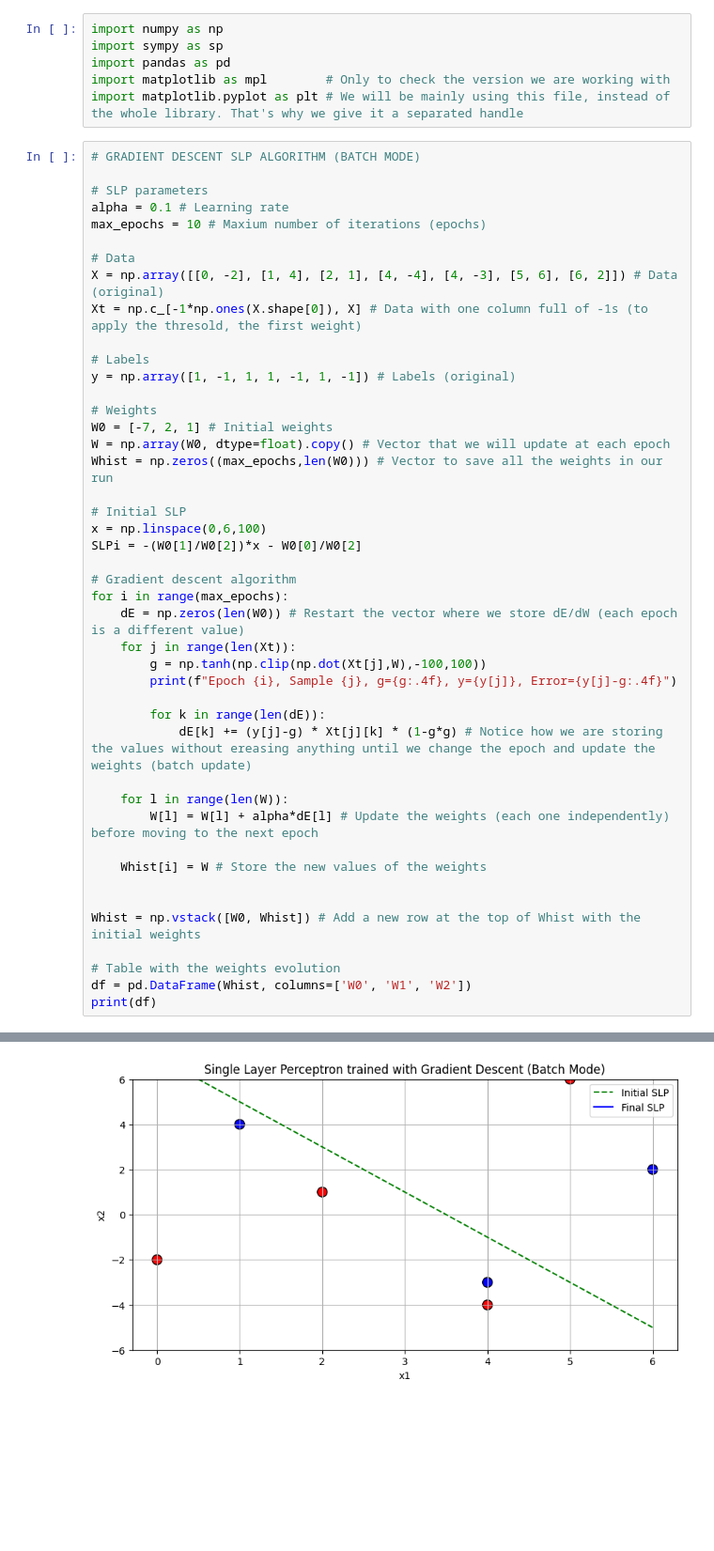
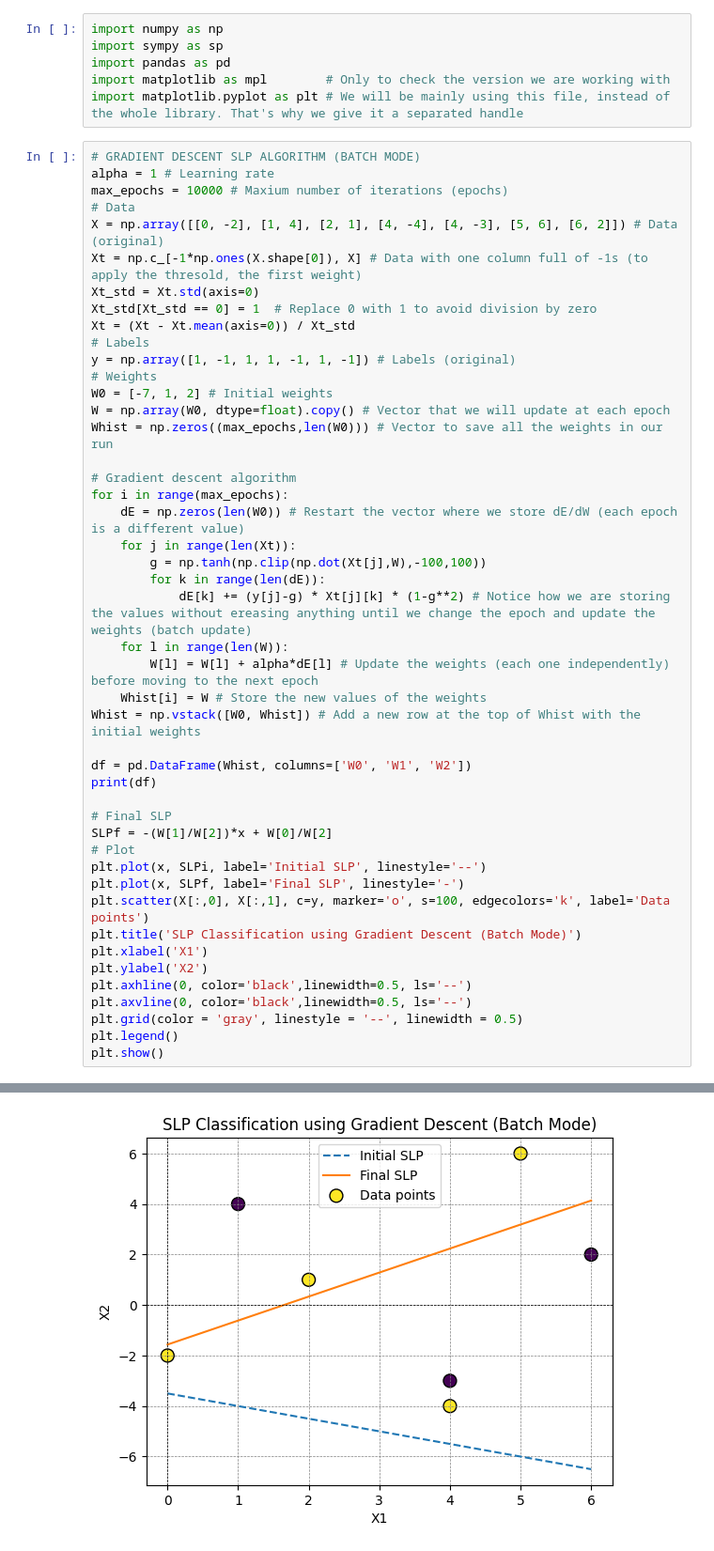
Before and after one commit to jorgite/Quantum-Machine-Learning-UIMP, a Jupyter notebook: exercise_UD2/code_solvingUD2.ipynb, the cells around one changed output, grey strips where cells are left out. Shown at 94% size. Drawn from its saved outputs; the diff is of its cells as text; blank space fills up the shorter version.

```diff
--- a/exercise_UD2/code_solvingUD2.ipynb
+++ b/exercise_UD2/code_solvingUD2.ipynb
@@ -6,46 +6,48 @@ import matplotlib as mpl        # Only to check the version we are working with
 import matplotlib.pyplot as plt # We will be mainly using this file, instead of the whole library. That's why we give it a separated handle
 # %%
 # GRADIENT DESCENT SLP ALGORITHM (BATCH MODE)
-
-# SLP parameters
-alpha = 0.1 # Learning rate
-max_epochs = 10 # Maxium number of iterations (epochs)
-
+alpha = 1 # Learning rate
+max_epochs = 10000 # Maxium number of iterations (epochs)
 # Data
 X = np.array([[0, -2], [1, 4], [2, 1], [4, -4], [4, -3], [5, 6], [6, 2]]) # Data (original)
 Xt = np.c_[-1*np.ones(X.shape[0]), X] # Data with one column full of -1s (to apply the thresold, the first weight)
-
+Xt_std = Xt.std(axis=0)
+Xt_std[Xt_std == 0] = 1  # Replace 0 with 1 to avoid division by zero
+Xt = (Xt - Xt.mean(axis=0)) / Xt_std
 # Labels
 y = np.array([1, -1, 1, 1, -1, 1, -1]) # Labels (original)
-
 # Weights
-W0 = [-7, 2, 1] # Initial weights
+W0 = [-7, 1, 2] # Initial weights
 W = np.array(W0, dtype=float).copy() # Vector that we will update at each epoch
 Whist = np.zeros((max_epochs,len(W0))) # Vector to save all the weights in our run
-
-# Initial SLP
-x = np.linspace(0,6,100)
-SLPi = -(W0[1]/W0[2])*x - W0[0]/W0[2]
 
 # Gradient descent algorithm
 for i in range(max_epochs):
     dE = np.zeros(len(W0)) # Restart the vector where we store dE/dW (each epoch is a different value)
     for j in range(len(Xt)):
         g = np.tanh(np.clip(np.dot(Xt[j],W),-100,100))
-        print(f"Epoch {i}, Sample {j}, g={g:.4f}, y={y[j]}, Error={y[j]-g:.4f}")
-
         for k in range(len(dE)):
-            dE[k] += (y[j]-g) * Xt[j][k] * (1-g*g) # Notice how we are storing the values without ereasing anything until we change the epoch and update the weights (batch update)
-
+            dE[k] += (y[j]-g) * Xt[j][k] * (1-g**2) # Notice how we are storing the values without ereasing anything until we change the epoch and update the weights (batch update)
     for l in range(len(W)):
         W[l] = W[l] + alpha*dE[l] # Update the weights (each one independently) before moving to the next epoch
-
     Whist[i] = W # Store the new values of the weights
-
-
 Whist = np.vstack([W0, Whist]) # Add a new row at the top of Whist with the initial weights
 
-# Table with the weights evolution
 df = pd.DataFrame(Whist, columns=['W0', 'W1', 'W2'])
 print(df)
+
+# Final SLP
+SLPf = -(W[1]/W[2])*x + W[0]/W[2]
+# Plot
+plt.plot(x, SLPi, label='Initial SLP', linestyle='--')
+plt.plot(x, SLPf, label='Final SLP', linestyle='-')
+plt.scatter(X[:,0], X[:,1], c=y, marker='o', s=100, edgecolors='k', label='Data points')
+plt.title('SLP Classification using Gradient Descent (Batch Mode)')
+plt.xlabel('X1')
+plt.ylabel('X2')
+plt.axhline(0, color='black',linewidth=0.5, ls='--')
+plt.axvline(0, color='black',linewidth=0.5, ls='--')
+plt.grid(color = 'gray', linestyle = '--', linewidth = 0.5)
+plt.legend()
+plt.show()
 # %% [output]
@@ -66 +68 @@ print(df)
-[figure, old version]
+[figure, new version]
```
Also changed, not shown: parts of 1 cell of this notebook.
